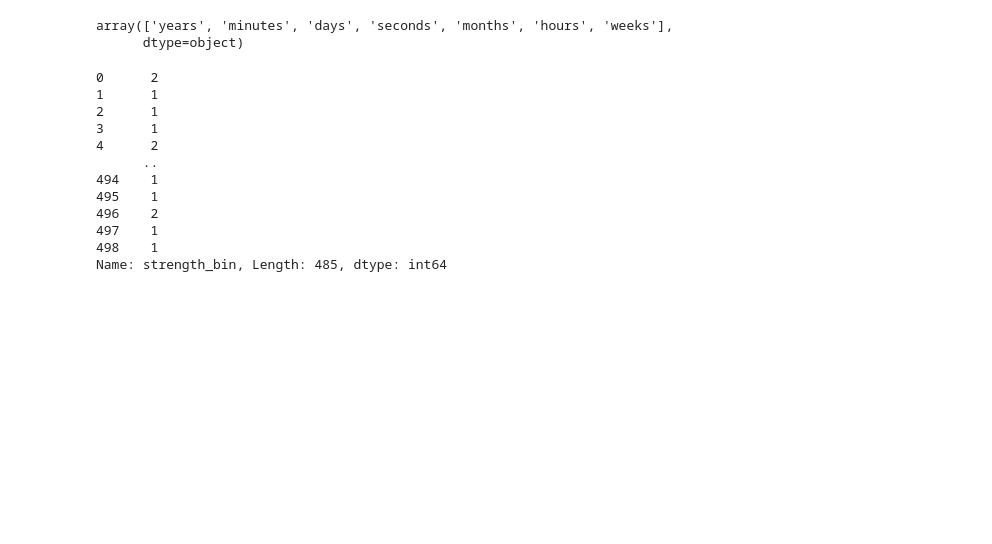
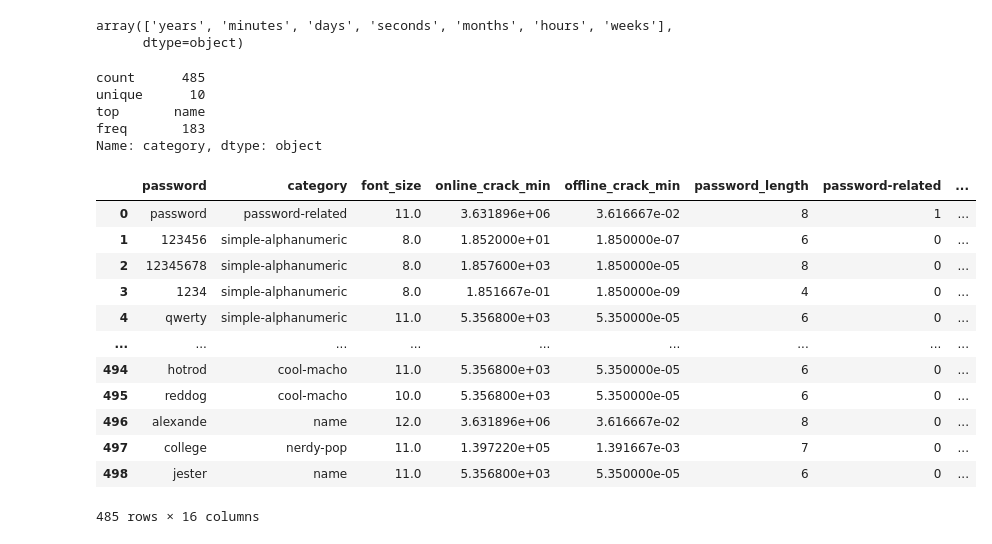
Before and after one commit to Jyothismaria/469_Project, a Jupyter notebook: project_classification.ipynb, the cells around one changed output. Saved outputs shown, nothing was run; the diff lists cells and outputs as text; code cells hidden in the pictures; blank space fills up the shorter version.

```diff
--- a/project_classification.ipynb
+++ b/project_classification.ipynb
@@ -125,18 +131,11 @@ df_pswd["password_length"] = password_length
 # %%
 features = df_pswd.drop(columns= ['value','rank', 'offline_crack_sec', 'rank_alt', 'strength', 'strength_bin','time_unit'], axis =1)
 label = df_pswd["strength_bin"]
-# %%
-label
-# %% [output]
-0      2
-1      1
-2      1
-3      1
-4      2
-      ..
-494    1
-495    1
-496    2
-497    1
-498    1
-Name: strength_bin, Length: 485, dtype: int64
+# %%
+features["category"].describe()
+# %% [output]
+count      485
+unique      10
+top       name
+freq       183
+Name: category, dtype: object
@@ -142,0 +145,9 @@ Name: strength_bin, Length: 485, dtype: int64
+# %%
+def list_category(category):
+    type = []
+    for i in df_category:
+        if(i == category):
+            type.append(1)
+        else:
+            type.append(0)
+    return type
@@ -143 +175,17 @@ Name: strength_bin, Length: 485, dtype: int64
+# %%
+features
+# %% [output]
+|  | password | category | font_size | online_crack_min | offline_crack_min | password_length | password-related | ... |
+| 0 | password | password-related | 11.0 | 3.631896e+06 | 3.616667e-02 | 8 | 1 | ... |
+| 1 | 123456 | simple-alphanumeric | 8.0 | 1.852000e+01 | 1.850000e-07 | 6 | 0 | ... |
+| 2 | 12345678 | simple-alphanumeric | 8.0 | 1.857600e+03 | 1.850000e-05 | 8 | 0 | ... |
+| 3 | 1234 | simple-alphanumeric | 8.0 | 1.851667e-01 | 1.850000e-09 | 4 | 0 | ... |
+| 4 | qwerty | simple-alphanumeric | 11.0 | 5.356800e+03 | 5.350000e-05 | 6 | 0 | ... |
+| ... | ... | ... | ... | ... | ... | ... | ... | ... |
+| 494 | hotrod | cool-macho | 11.0 | 5.356800e+03 | 5.350000e-05 | 6 | 0 | ... |
+| 495 | reddog | cool-macho | 10.0 | 5.356800e+03 | 5.350000e-05 | 6 | 0 | ... |
+| 496 | alexande | name | 12.0 | 3.631896e+06 | 3.616667e-02 | 8 | 0 | ... |
+| 497 | college | nerdy-pop | 11.0 | 1.397220e+05 | 1.391667e-03 | 7 | 0 | ... |
+| 498 | jester | name | 11.0 | 5.356800e+03 | 5.350000e-05 | 6 | 0 | ... |
+485 rows × 16 columns
 # %%
```
Also changed, not shown: parts of 5 cells of this notebook.
